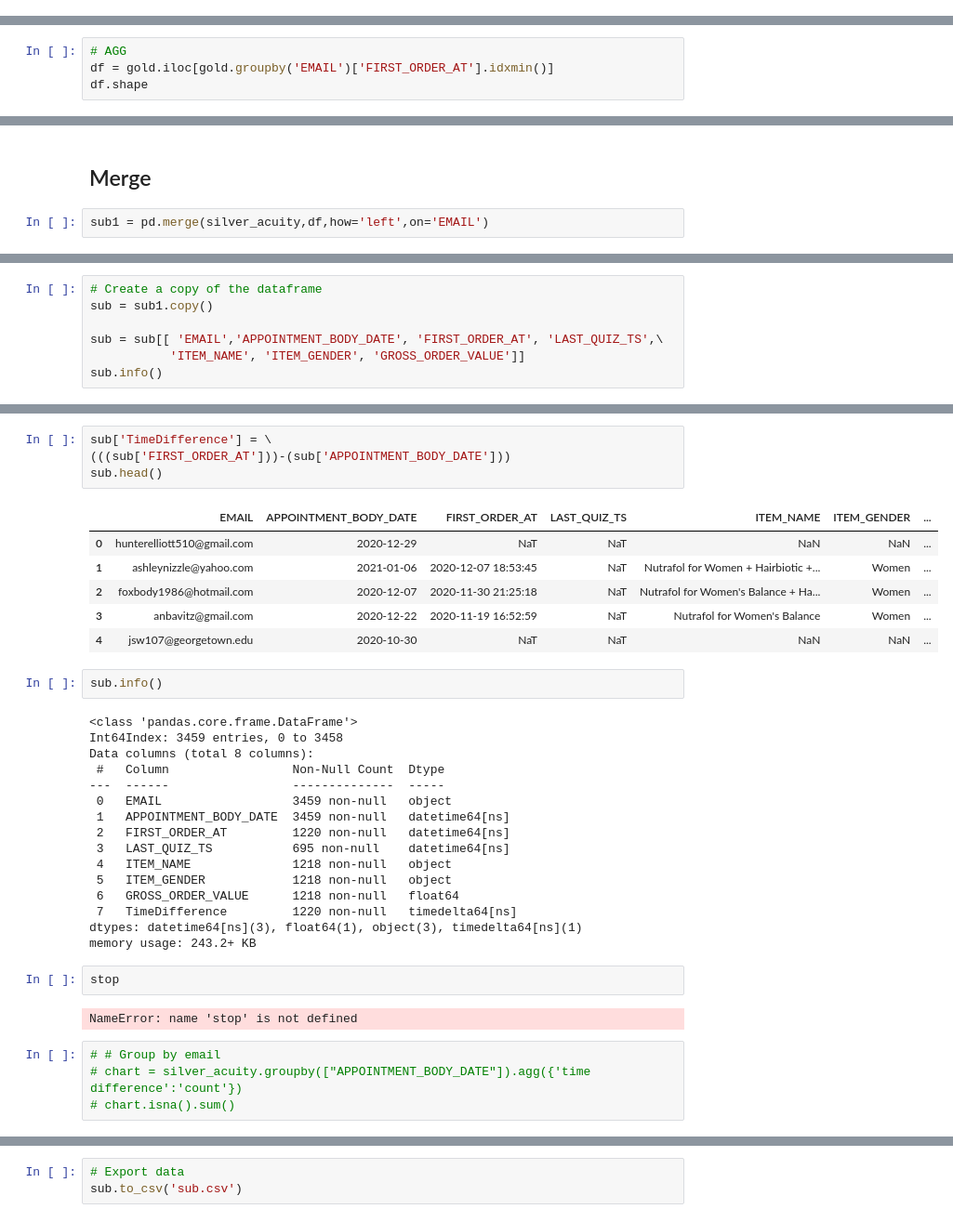
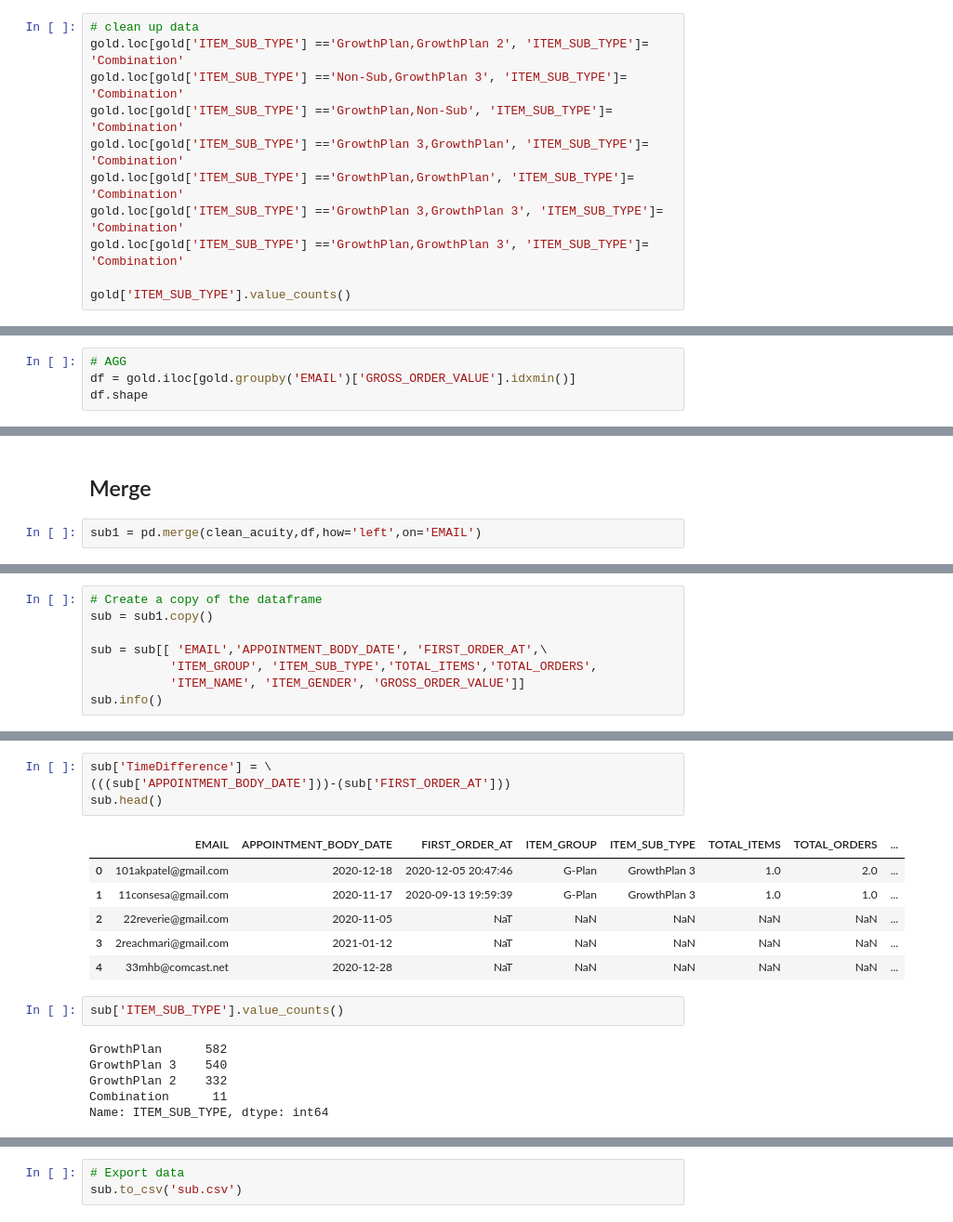
Before and after one commit to meaganlazer/Parking_Tickets_Timeseries, a Jupyter notebook: OrderData.ipynb, the cells around one changed output, grey strips where cells are left out. Shown at 93% size. Cells and saved outputs as stored; diff of their text form.

Commit message:
clean

```diff
--- a/OrderData.ipynb
+++ b/OrderData.ipynb
@@ -238,0 +260,11 @@ gold.head()
+# %%
+# clean up data
+gold.loc[gold['ITEM_SUB_TYPE'] =='GrowthPlan,GrowthPlan 2', 'ITEM_SUB_TYPE']= 'Combination'
+gold.loc[gold['ITEM_SUB_TYPE'] =='Non-Sub,GrowthPlan 3', 'ITEM_SUB_TYPE']= 'Combination'
+gold.loc[gold['ITEM_SUB_TYPE'] =='GrowthPlan,Non-Sub', 'ITEM_SUB_TYPE']= 'Combination'
+gold.loc[gold['ITEM_SUB_TYPE'] =='GrowthPlan 3,GrowthPlan', 'ITEM_SUB_TYPE']= 'Combination'
+gold.loc[gold['ITEM_SUB_TYPE'] =='GrowthPlan,GrowthPlan', 'ITEM_SUB_TYPE']= 'Combination'
+gold.loc[gold['ITEM_SUB_TYPE'] =='GrowthPlan 3,GrowthPlan 3', 'ITEM_SUB_TYPE']= 'Combination'
+gold.loc[gold['ITEM_SUB_TYPE'] =='GrowthPlan,GrowthPlan 3', 'ITEM_SUB_TYPE']= 'Combination'
+
+gold['ITEM_SUB_TYPE'].value_counts()
@@ -239,5 +289,5 @@ gold.head()
 # %%
 # AGG
-df = gold.iloc[gold.groupby('EMAIL')['FIRST_ORDER_AT'].idxmin()]
+df = gold.iloc[gold.groupby('EMAIL')['GROSS_ORDER_VALUE'].idxmin()]
 df.shape
 # %% [output]
@@ -249,4 +299,4 @@ Timestamp('2020-09-28 00:43:09')
 # %% [markdown]
 ## Merge
 # %%
-sub1 = pd.merge(silver_acuity,df,how='left',on='EMAIL')
+sub1 = pd.merge(clean_acuity,df,how='left',on='EMAIL')
@@ -254,7 +312,8 @@ sub1 = pd.merge(silver_acuity,df,how='left',on='EMAIL')
 # Create a copy of the dataframe
 sub = sub1.copy()
 
-sub = sub[[ 'EMAIL','APPOINTMENT_BODY_DATE', 'FIRST_ORDER_AT', 'LAST_QUIZ_TS',\
+sub = sub[[ 'EMAIL','APPOINTMENT_BODY_DATE', 'FIRST_ORDER_AT',\
+           'ITEM_GROUP', 'ITEM_SUB_TYPE','TOTAL_ITEMS','TOTAL_ORDERS',
            'ITEM_NAME', 'ITEM_GENDER', 'GROSS_ORDER_VALUE']]
 sub.info()
 # %% [output]
@@ -292,37 +345,19 @@ NaT
 # %%
 sub['TimeDifference'] = \
-(((sub['FIRST_ORDER_AT']))-(sub['APPOINTMENT_BODY_DATE']))
+(((sub['APPOINTMENT_BODY_DATE']))-(sub['FIRST_ORDER_AT']))
 sub.head()
 # %% [output]
-|  | EMAIL | APPOINTMENT_BODY_DATE | FIRST_ORDER_AT | LAST_QUIZ_TS | ITEM_NAME | ITEM_GENDER | ... |
-| 0 | hunterelliott510@gmail.com | 2020-12-29 | NaT | NaT | NaN | NaN | ... |
-| 1 | ashleynizzle@yahoo.com | 2021-01-06 | 2020-12-07 18:53:45 | NaT | Nutrafol for Women + Hairbiotic +... | Women | ... |
-| 2 | foxbody1986@hotmail.com | 2020-12-07 | 2020-11-30 21:25:18 | NaT | Nutrafol for Women's Balance + Ha... | Women | ... |
-| 3 | anbavitz@gmail.com | 2020-12-22 | 2020-11-19 16:52:59 | NaT | Nutrafol for Women's Balance | Women | ... |
-| 4 | jsw107@georgetown.edu | 2020-10-30 | NaT | NaT | NaN | NaN | ... |
+|  | EMAIL | APPOINTMENT_BODY_DATE | FIRST_ORDER_AT | ITEM_GROUP | ITEM_SUB_TYPE | TOTAL_ITEMS | TOTAL_ORDERS | ... |
+| 0 | 101akpatel@gmail.com | 2020-12-18 | 2020-12-05 20:47:46 | G-Plan | GrowthPlan 3 | 1.0 | 2.0 | ... |
+| 1 | 11consesa@gmail.com | 2020-11-17 | 2020-09-13 19:59:39 | G-Plan | GrowthPlan 3 | 1.0 | 1.0 | ... |
+| 2 | 22reverie@gmail.com | 2020-11-05 | NaT | NaN | NaN | NaN | NaN | ... |
+| 3 | 2reachmari@gmail.com | 2021-01-12 | NaT | NaN | NaN | NaN | NaN | ... |
+| 4 | 33mhb@comcast.net | 2020-12-28 | NaT | NaN | NaN | NaN | NaN | ... |
-# %%
-sub.info()
-# %% [output]
-<class 'pandas.core.frame.DataFrame'>
-Int64Index: 3459 entries, 0 to 3458
-Data columns (total 8 columns):
- #   Column                 Non-Null Count  Dtype
----  ------                 --------------  -----
- 0   EMAIL                  3459 non-null   object
- 1   APPOINTMENT_BODY_DATE  3459 non-null   datetime64[ns]
- 2   FIRST_ORDER_AT         1220 non-null   datetime64[ns]
- 3   LAST_QUIZ_TS           695 non-null    datetime64[ns]
- 4   ITEM_NAME              1218 non-null   object
- 5   ITEM_GENDER            1218 non-null   object
- 6   GROSS_ORDER_VALUE      1218 non-null   float64
- 7   TimeDifference         1220 non-null   timedelta64[ns]
-dtypes: datetime64[ns](3), float64(1), object(3), timedelta64[ns](1)
-memory usage: 243.2+ KB
-# %%
-stop
-# %% [output]
-NameError: name 'stop' is not defined
-# %%
-# # Group by email
-# chart = silver_acuity.groupby(["APPOINTMENT_BODY_DATE"]).agg({'time difference':'count'})
-# chart.isna().sum()
+# %%
+sub['ITEM_SUB_TYPE'].value_counts()
+# %% [output]
+GrowthPlan      582
+GrowthPlan 3    540
+GrowthPlan 2    332
+Combination      11
+Name: ITEM_SUB_TYPE, dtype: int64
```
Also changed, not shown: parts of 17 cells of this notebook.
